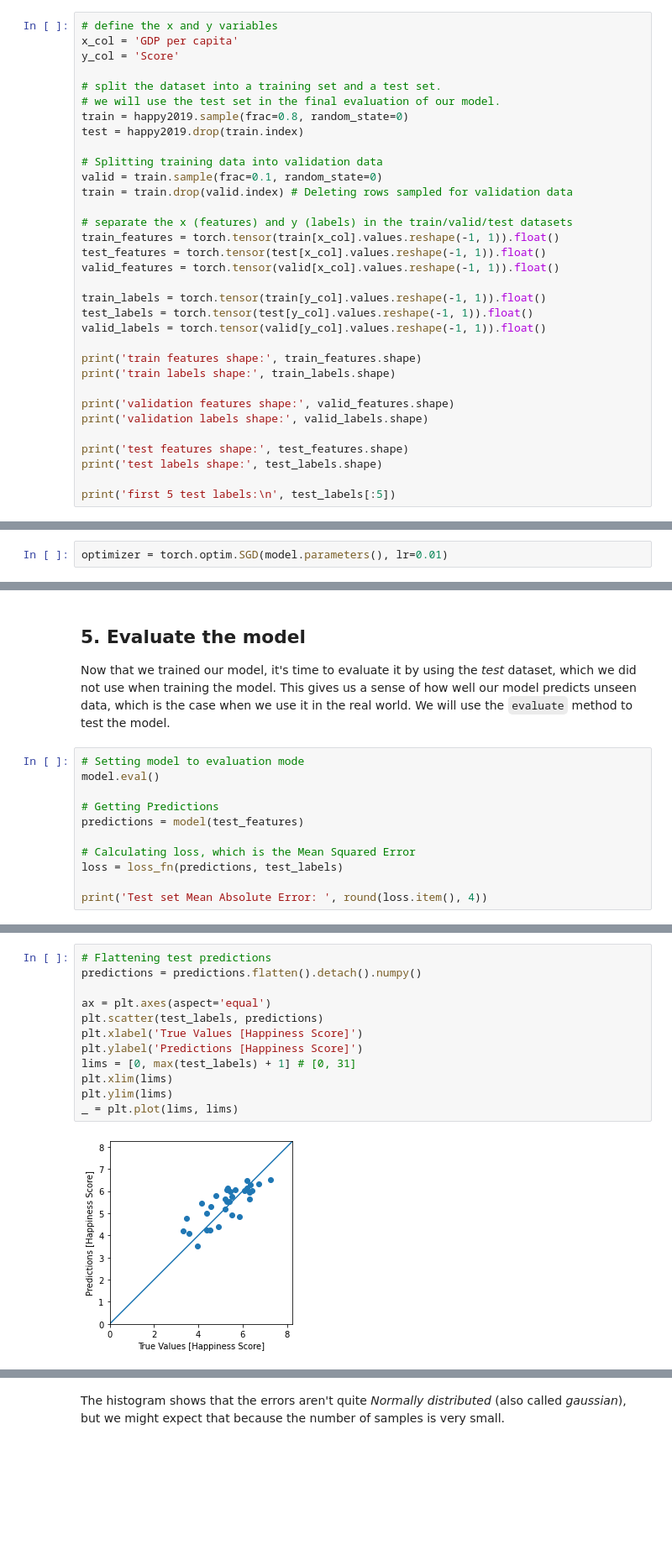
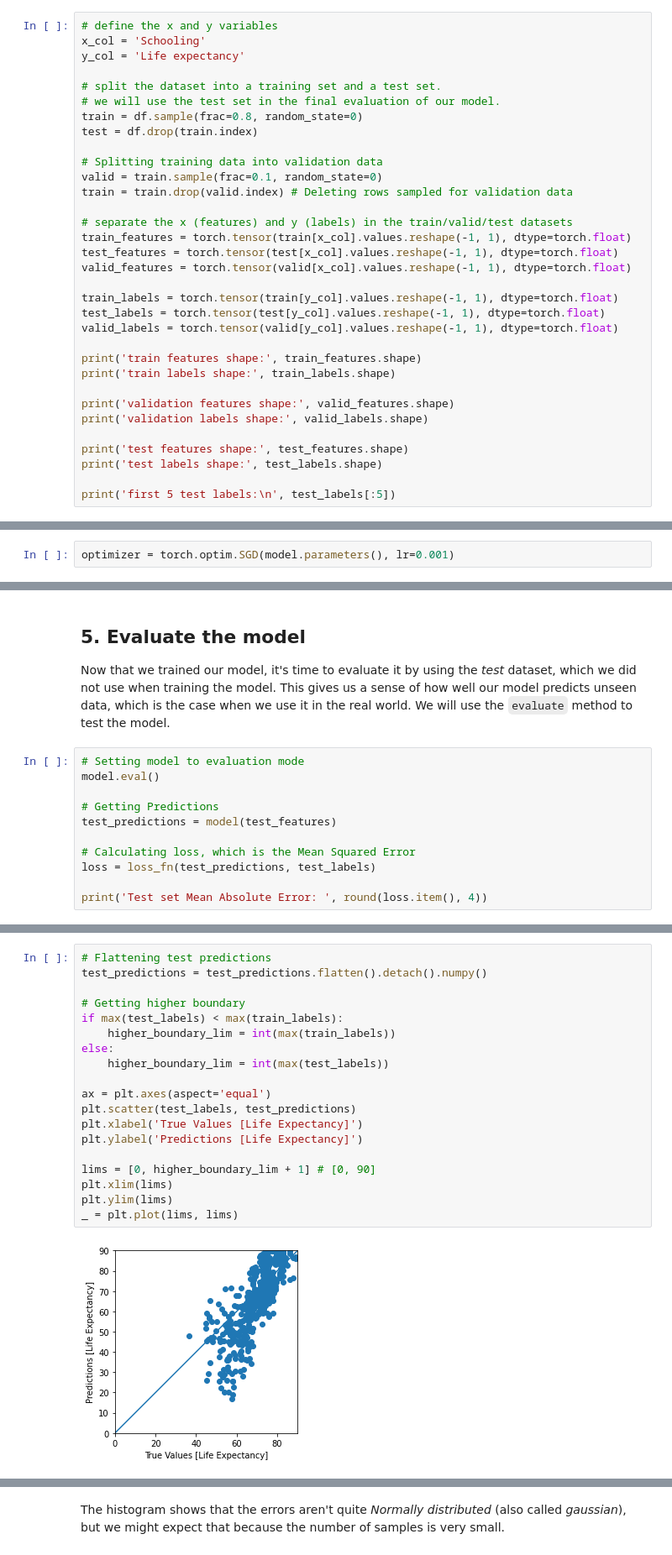
Before and after one commit to BreakoutMentors/Data-Science-and-Machine-Learning, a Jupyter notebook: machine_learning/lesson 1 - linear regression/examples/linear_regression_neural_network.ipynb, the cells around one changed output, grey strips where cells are left out. Shown at 84% size. Saved outputs shown, nothing was run; the diff lists cells and outputs as text; blank space fills up the shorter version.

```diff
--- a/machine_learning/lesson 1 - linear regression/examples/linear_regression_neural_network.ipynb
+++ b/machine_learning/lesson 1 - linear regression/examples/linear_regression_neural_network.ipynb
@@ -139,26 +186,26 @@ The relationship between GDP per capita and happiness Score seems relatively lin
 ## Prepare the Dataset
 # %%
 # define the x and y variables
-x_col = 'GDP per capita'
-y_col = 'Score'
+x_col = 'Schooling'
+y_col = 'Life expectancy'
 
 # split the dataset into a training set and a test set.
 # we will use the test set in the final evaluation of our model.
-train = happy2019.sample(frac=0.8, random_state=0)
-test = happy2019.drop(train.index)
+train = df.sample(frac=0.8, random_state=0)
+test = df.drop(train.index)
 
 # Splitting training data into validation data
 valid = train.sample(frac=0.1, random_state=0)
 train = train.drop(valid.index) # Deleting rows sampled for validation data
 
 # separate the x (features) and y (labels) in the train/valid/test datasets
-train_features = torch.tensor(train[x_col].values.reshape(-1, 1)).float()
-test_features = torch.tensor(test[x_col].values.reshape(-1, 1)).float()
-valid_features = torch.tensor(valid[x_col].values.reshape(-1, 1)).float()
+train_features = torch.tensor(train[x_col].values.reshape(-1, 1), dtype=torch.float)
+test_features = torch.tensor(test[x_col].values.reshape(-1, 1), dtype=torch.float)
+valid_features = torch.tensor(valid[x_col].values.reshape(-1, 1), dtype=torch.float)
 
-train_labels = torch.tensor(train[y_col].values.reshape(-1, 1)).float()
-test_labels = torch.tensor(test[y_col].values.reshape(-1, 1)).float()
-valid_labels = torch.tensor(valid[y_col].values.reshape(-1, 1)).float()
+train_labels = torch.tensor(train[y_col].values.reshape(-1, 1), dtype=torch.float)
+test_labels = torch.tensor(test[y_col].values.reshape(-1, 1), dtype=torch.float)
+valid_labels = torch.tensor(valid[y_col].values.reshape(-1, 1), dtype=torch.float)
 
 print('train features shape:', train_features.shape)
 print('train labels shape:', train_labels.shape)
@@ -244,7 +291,7 @@ loss_fn = nn.MSELoss()
 ### Optimization Algorithm
 Now that we have a loss function, we need to define an *opimization algorithm*. Specifically, we will use *stochastic gradient descent* to optimize our model. In other words, we use *stochastic gradient descent* to update the model parameters. We also define the *learning rate* as 0.01. We use [`torch.optim.SGD`](https://pytorch.org/docs/stable/optim.html#torch.optim.SGD) class to be used as the optimizer.
 # %%
-optimizer = torch.optim.SGD(model.parameters(), lr=0.01)
+optimizer = torch.optim.SGD(model.parameters(), lr=0.001)
 # %% [markdown]
 ## 4. Train the model
 Now that we have a model, it's time to train it. We will train the model for 100 *epochs* (i.e., iterations), and record the training losses for every epoch.
@@ -339,10 +383,10 @@ Now that we trained our model, it's time to evaluate it by using the *test* data
 model.eval()
 
 # Getting Predictions
-predictions = model(test_features)
+test_predictions = model(test_features)
 
 # Calculating loss, which is the Mean Squared Error
-loss = loss_fn(predictions, test_labels)
+loss = loss_fn(test_predictions, test_labels)
 
 print('Test set Mean Absolute Error: ', round(loss.item(), 4))
 # %% [output]
@@ -359,15 +396,22 @@ The mean squared error is 0.3836 for happiness Score. Is this good? We'll leave
 # %%
 # Flattening test predictions
-predictions = predictions.flatten().detach().numpy()
+test_predictions = test_predictions.flatten().detach().numpy()
+
+# Getting higher boundary
+if max(test_labels) < max(train_labels):
+    higher_boundary_lim = int(max(train_labels))
+else:
+    higher_boundary_lim = int(max(test_labels))
 
 ax = plt.axes(aspect='equal')
-plt.scatter(test_labels, predictions)
-plt.xlabel('True Values [Happiness Score]')
-plt.ylabel('Predictions [Happiness Score]')
-lims = [0, max(test_labels) + 1] # [0, 31]
+plt.scatter(test_labels, test_predictions)
+plt.xlabel('True Values [Life Expectancy]')
+plt.ylabel('Predictions [Life Expectancy]')
+
+lims = [0, higher_boundary_lim + 1] # [0, 90]
 plt.xlim(lims)
 plt.ylim(lims)
 _ = plt.plot(lims, lims)
 # %% [output]
-[figure, old version]
+[figure, new version]
 # %% [markdown]
```
Also changed, not shown: parts of 22 cells of this notebook.
